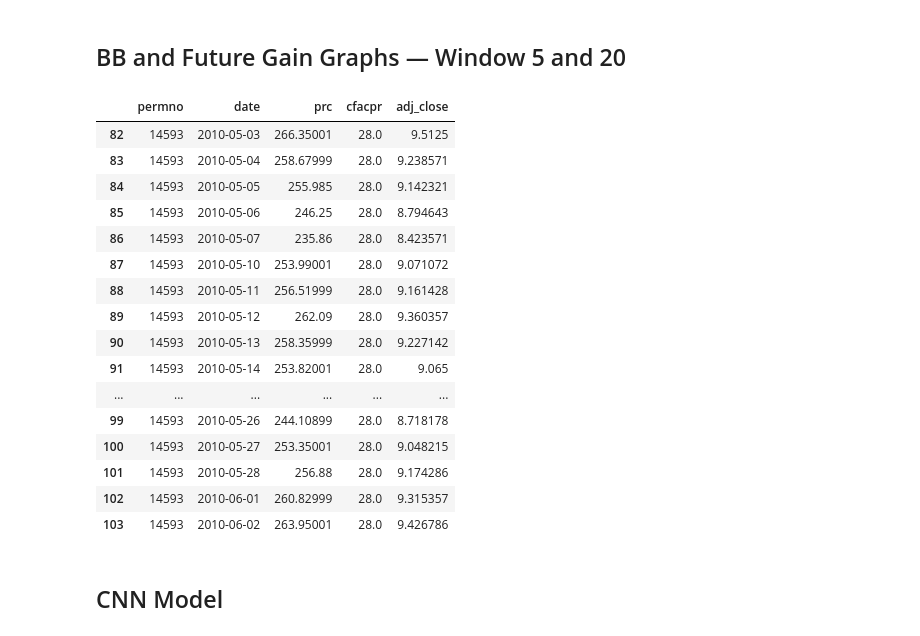
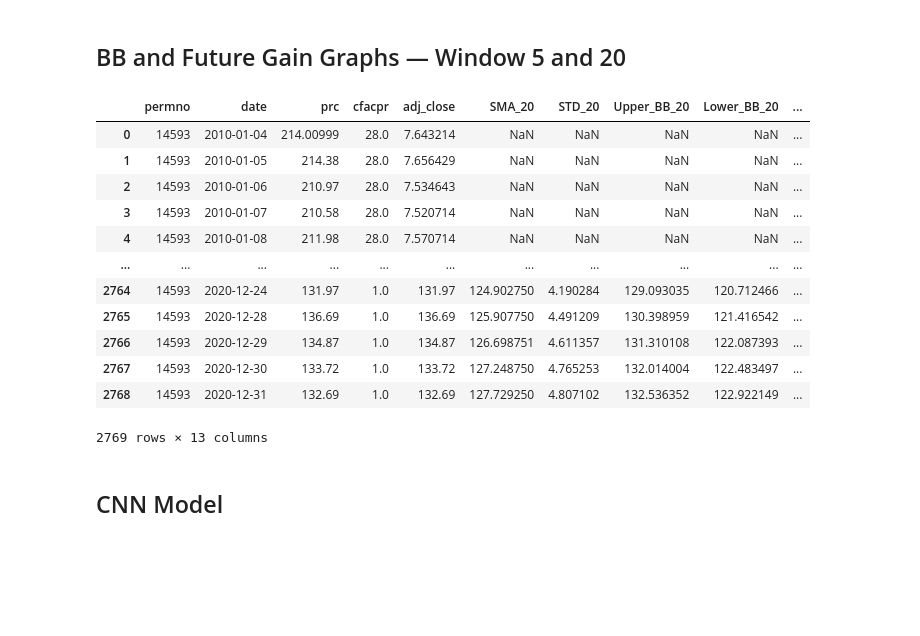
Before and after one commit to duresh08/230P-PS2, a Jupyter notebook: 230P_PS2_Q2_sol.ipynb, the cells around one changed output. Drawn from its saved outputs; the diff is of its cells as text; code cells hidden in the pictures; blank space fills up the shorter version.

```diff
--- a/230P_PS2_Q2_sol.ipynb
+++ b/230P_PS2_Q2_sol.ipynb
@@ -115,6 +115,13 @@ def compute_future_labels(df, horizon):
             df.at[df.index[i], label_col] = 'sell'
 
     return df
+# %%
+def compute_other_features(df, short_window=12, long_window=26):
+    df = df.copy()
+    df['EMA_short'] = df['adj_close'].ewm(span=short_window, adjust=False).mean()
+    df['EMA_long'] = df['adj_close'].ewm(span=long_window, adjust=False).mean()
+
+    return df
 # %% [markdown]
 ## Save Price Charts for Each Configuration
 # %%
@@ -188,36 +164,21 @@ def save_price_charts_future(df, window_size, label_col, base_dir,
 ## BB and Future Gain Graphs — Window 5 and 20
 # %%
 # For Bollinger Bands labeling (keep your original compute_bb_labels code unchanged)
-df_bb_5 = compute_bb_labels(df, window=5)
-save_price_charts_bb(df_bb_5, window_size=5, label_col='BB_label_5', base_dir='graphs_bb_win5')
-
-df_bb_20 = compute_bb_labels(df, window=20)
-save_price_charts_bb(df_bb_20, window_size=20, label_col='BB_label_20', base_dir='graphs_bb_win20')
-
-# For short-term return labeling
-df_fut_5 = compute_future_labels(df, horizon=5)
-save_price_charts_future(df_fut_5, window_size=5, label_col='Future_label_5', base_dir='graphs_fut_win5')
-
-df_fut_20 = compute_future_labels(df, horizon=20)
-save_price_charts_future(df_fut_20, window_size=20, label_col='Future_label_20', base_dir='graphs_fut_win20')
+df_BB = compute_bb_labels(df, window=20)
+df_fut = compute_future_labels(df_BB, horizon=5)
+df_all = compute_other_features(df_fut)
+df_all
+# %% [output]
+|  | permno | date | prc | cfacpr | adj_close | SMA_20 | STD_20 | Upper_BB_20 | Lower_BB_20 | ... |
+| 0 | 14593 | 2010-01-04 | 214.00999 | 28.0 | 7.643214 | NaN | NaN | NaN | NaN | ... |
+| 1 | 14593 | 2010-01-05 | 214.38 | 28.0 | 7.656429 | NaN | NaN | NaN | NaN | ... |
+| 2 | 14593 | 2010-01-06 | 210.97 | 28.0 | 7.534643 | NaN | NaN | NaN | NaN | ... |
+| 3 | 14593 | 2010-01-07 | 210.58 | 28.0 | 7.520714 | NaN | NaN | NaN | NaN | ... |
+| 4 | 14593 | 2010-01-08 | 211.98 | 28.0 | 7.570714 | NaN | NaN | NaN | NaN | ... |
+| ... | ... | ... | ... | ... | ... | ... | ... | ... | ... | ... |
+| 2764 | 14593 | 2020-12-24 | 131.97 | 1.0 | 131.97 | 124.902750 | 4.190284 | 129.093035 | 120.712466 | ... |
+| 2765 | 14593 | 2020-12-28 | 136.69 | 1.0 | 136.69 | 125.907750 | 4.491209 | 130.398959 | 121.416542 | ... |
+| 2766 | 14593 | 2020-12-29 | 134.87 | 1.0 | 134.87 | 126.698751 | 4.611357 | 131.310108 | 122.087393 | ... |
+| 2767 | 14593 | 2020-12-30 | 133.72 | 1.0 | 133.72 | 127.248750 | 4.765253 | 132.014004 | 122.483497 | ... |
+| 2768 | 14593 | 2020-12-31 | 132.69 | 1.0 | 132.69 | 127.729250 | 4.807102 | 132.536352 | 122.922149 | ... |
+2769 rows × 13 columns
-# %%
-# one error example for future gains 20 days
-df[(df['date'] > '2010-05-02') & (df['date'] < '2010-06-03')]
-# %% [output]
-|  | permno | date | prc | cfacpr | adj_close |
-| 82 | 14593 | 2010-05-03 | 266.35001 | 28.0 | 9.5125 |
-| 83 | 14593 | 2010-05-04 | 258.67999 | 28.0 | 9.238571 |
-| 84 | 14593 | 2010-05-05 | 255.985 | 28.0 | 9.142321 |
-| 85 | 14593 | 2010-05-06 | 246.25 | 28.0 | 8.794643 |
-| 86 | 14593 | 2010-05-07 | 235.86 | 28.0 | 8.423571 |
-| 87 | 14593 | 2010-05-10 | 253.99001 | 28.0 | 9.071072 |
-| 88 | 14593 | 2010-05-11 | 256.51999 | 28.0 | 9.161428 |
-| 89 | 14593 | 2010-05-12 | 262.09 | 28.0 | 9.360357 |
-| 90 | 14593 | 2010-05-13 | 258.35999 | 28.0 | 9.227142 |
-| 91 | 14593 | 2010-05-14 | 253.82001 | 28.0 | 9.065 |
-| ... | ... | ... | ... | ... | ... |
-| 99 | 14593 | 2010-05-26 | 244.10899 | 28.0 | 8.718178 |
-| 100 | 14593 | 2010-05-27 | 253.35001 | 28.0 | 9.048215 |
-| 101 | 14593 | 2010-05-28 | 256.88 | 28.0 | 9.174286 |
-| 102 | 14593 | 2010-06-01 | 260.82999 | 28.0 | 9.315357 |
-| 103 | 14593 | 2010-06-02 | 263.95001 | 28.0 | 9.426786 |
```
Also changed, not shown: parts of 7 cells of this notebook.
